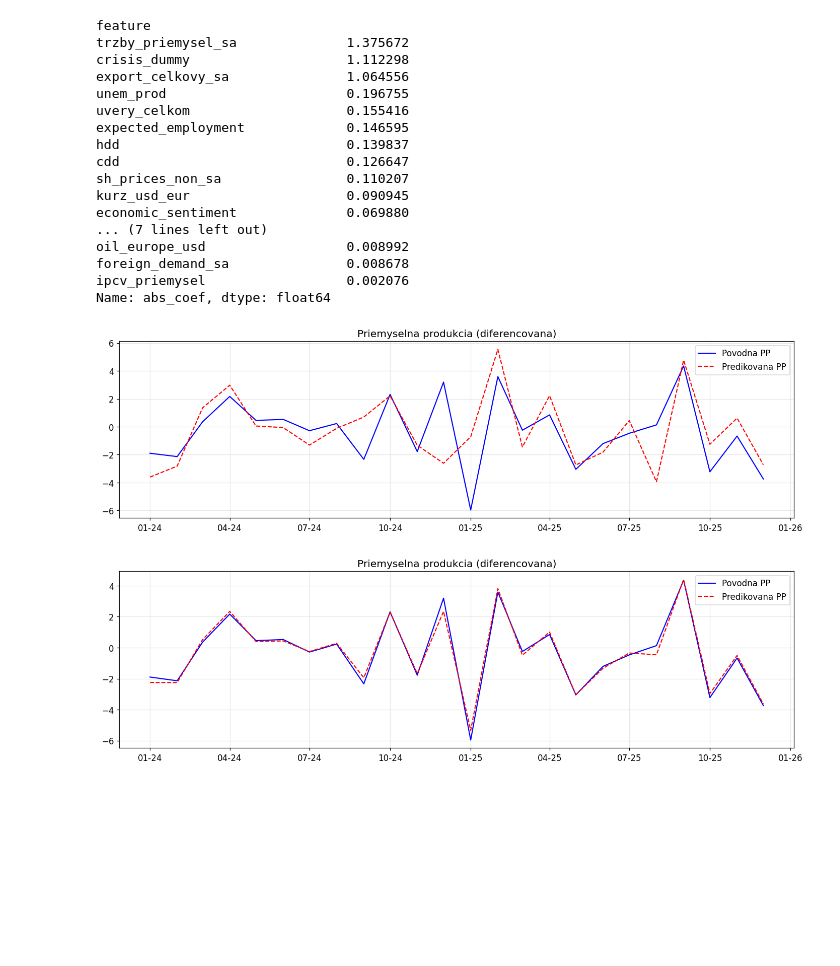
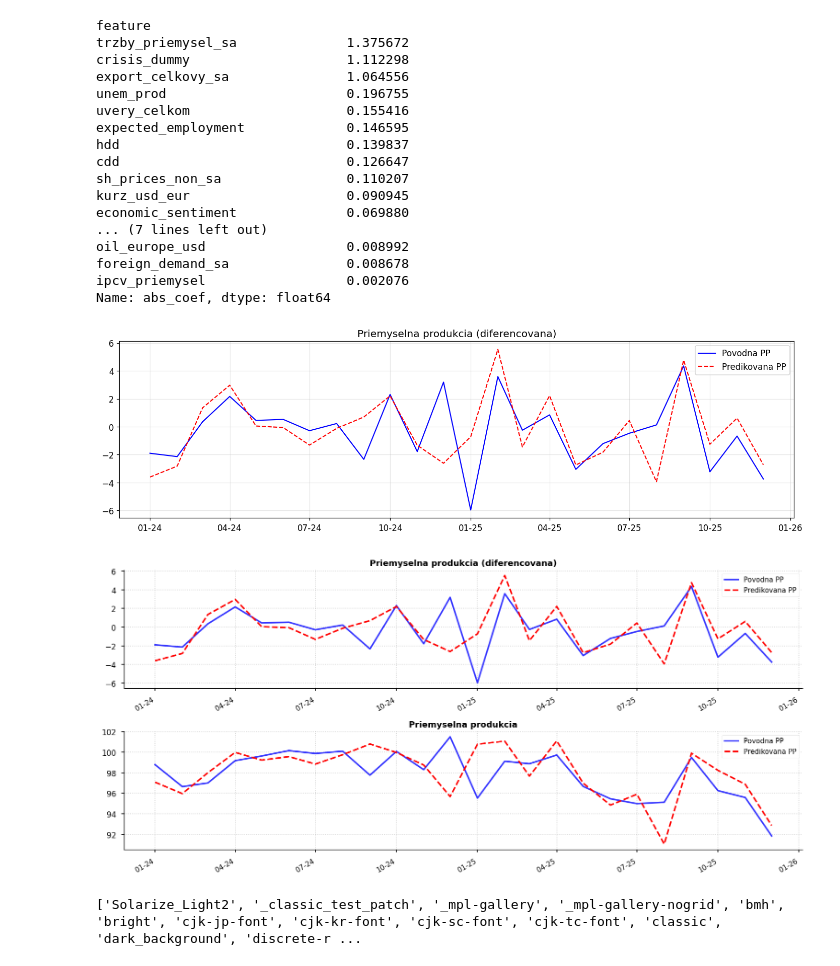
Before and after one commit to Adam24-7/Diplomovka_repo, a Jupyter notebook: ELASTIC_NET.ipynb, the cells around one changed output. Drawn from its saved outputs; the diff is of its cells as text; code cells hidden in the pictures; blank space fills up the shorter version.

Commit message:
elnet_graphs

```diff
--- a/ELASTIC_NET.ipynb
+++ b/ELASTIC_NET.ipynb
@@ -109,6 +68,5 @@ results, models, coef_history = rolling_elastic_net(
 # %%
-X = df.drop(columns = ["pp_nonsa", "pp_sa_orig"])
+X = df.drop(columns = ["pp_nonsa", "pp_sa_orig", TARGET_VAR])
 y = df[TARGET_VAR]
 init_train_size = len(y) - TEST_SIZE
 last_train_value = float(df_pp[TARGET_VAR].iloc[init_train_size - 1])
-last_train_value
@@ -117,5 +73,5 @@ last_train_value
 # %%
-results_elnet, models_elnet, coef_hist = rolling_forecast_elastic_net(
+results_elnet, models_elnet, coef_hist, best_params_hist = rolling_forecast_elastic_net(
     X=X,
     y_diff=y,
     level_series=df_pp[TARGET_VAR],
@@ -172,17 +119,6 @@ oil_europe_usd                  0.008992
 foreign_demand_sa               0.008678
 ipcv_priemysel                  0.002076
 Name: abs_coef, dtype: float64
-# %%
-fig, ax = plt.subplots()
-ax.plot(results.index, results["actual_diff"], color= "blue", linewidth = 1.4, label = "Povodna PP")
-ax.plot(results.index, results["predicted_diff"], color= "red", linestyle='--', linewidth = 1.4, label = "Predikovana PP")
-ax.xaxis.set_major_formatter(mdates.DateFormatter("%m-%y"))
-ax.set_title("Priemyselna produkcia (diferencovana)")
-ax.legend()
-plt.tight_layout()
-plt.show()
-# %% [output]
-[figure, removed]
 # %%
 fig, ax = plt.subplots()
 ax.plot(results_elnet.index, results_elnet["actual_diff"], color= "blue", linewidth = 1.4, label = "Povodna PP")
@@ -193,4 +129,27 @@ ax.legend()
 plt.tight_layout()
 plt.show()
 # %% [output]
-[figure, old version]
+[figure, new version]
+# %%
+Y_axis = [results_elnet["actual_diff"], results_elnet["predicted_diff"], results_elnet["actual_level"], results_elnet["predicted_level"]]
+X_axis = [results_elnet.index] * len(Y_axis)
+labels = ["Povodna PP", "Predikovana PP"] * len(Y_axis)
+titles = ["Priemyselna produkcia (diferencovana)", "Priemyselna produkcia"]
+colors = ["#0000FF", "#FF0000"] * len(Y_axis)
+linestyles = ["-","--"] * len(Y_axis)
+linewidths = [] * len(Y_axis)
+alphas = [0.8,1] * len(Y_axis)
+fig_size = [13,6]
+num_rows = 2
+num_cols = 1
+# %%
+import functions_general
+importlib.reload(functions_general)
+from functions_general import forecast_plot
+forecast_plot(X_axis,Y_axis,titles, labels, colors, linestyles, linewidths, alphas,fig_size, num_rows, num_cols)
+# %% [output]
+[figure, added]
+# %%
+print(plt.style.available)
+# %% [output]
+['Solarize_Light2', '_classic_test_patch', '_mpl-gallery', '_mpl-gallery-nogrid', 'bmh', 'bright', 'cjk-jp-font', 'cjk-kr-font', 'cjk-sc-font', 'cjk-tc-font', 'classic', 'dark_background', 'discrete-r ...
```
Also changed, not shown: parts of 7 cells of this notebook, 3 other files.
